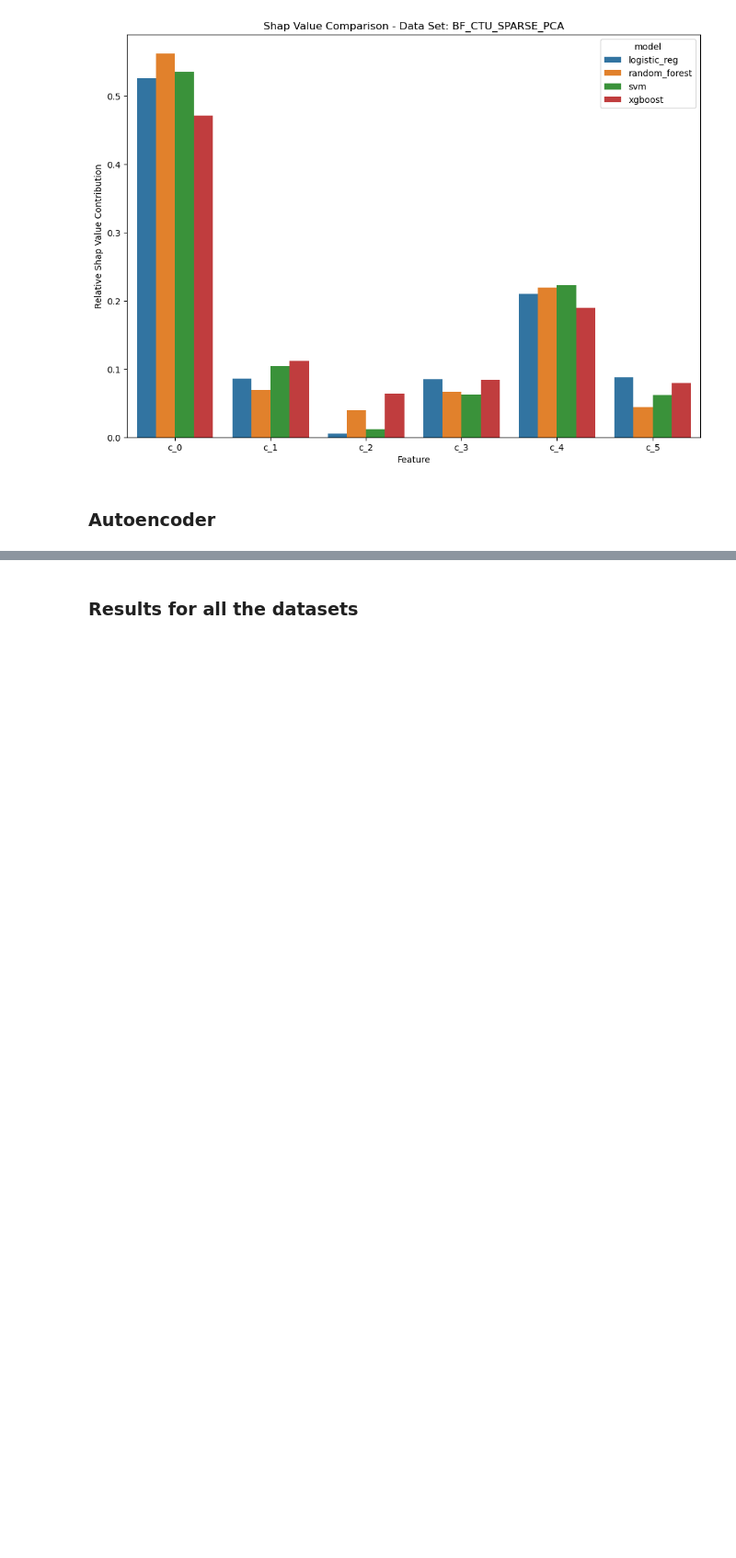
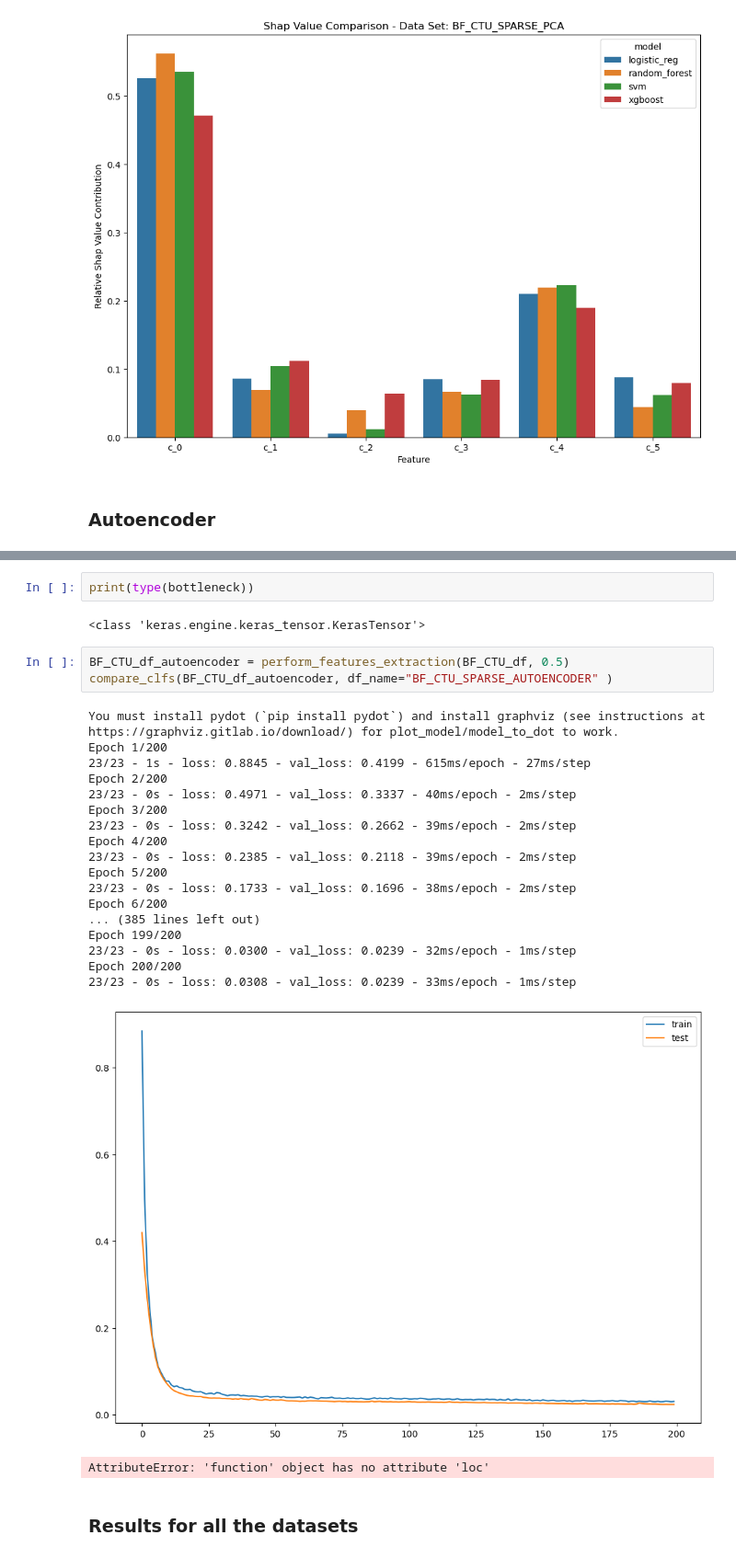
Before and after one commit to santiviquez/lie-detection, a Jupyter notebook: predictors_reliability.ipynb, the cells around one changed output, grey strips where cells are left out. Shown at 92% size. Drawn from its saved outputs; the diff is of its cells as text; blank space fills up the shorter version.

Commit message:
Adding the autoencoder for feature extration not finished.

```diff
--- a/predictors_reliability.ipynb
+++ b/predictors_reliability.ipynb
@@ -392,3 +532,30 @@ Cross-Validated F1-Score - XGBoost: 0.7988883090337802
+# %%
+print(type(bottleneck))
+# %% [output]
+<class 'keras.engine.keras_tensor.KerasTensor'>
+# %%
+BF_CTU_df_autoencoder = perform_features_extraction(BF_CTU_df, 0.5)
+compare_clfs(BF_CTU_df_autoencoder, df_name="BF_CTU_SPARSE_AUTOENCODER" )
+# %% [output]
+You must install pydot (`pip install pydot`) and install graphviz (see instructions at https://graphviz.gitlab.io/download/) for plot_model/model_to_dot to work.
+Epoch 1/200
+23/23 - 1s - loss: 0.8845 - val_loss: 0.4199 - 615ms/epoch - 27ms/step
+Epoch 2/200
+23/23 - 0s - loss: 0.4971 - val_loss: 0.3337 - 40ms/epoch - 2ms/step
+Epoch 3/200
+23/23 - 0s - loss: 0.3242 - val_loss: 0.2662 - 39ms/epoch - 2ms/step
+Epoch 4/200
+23/23 - 0s - loss: 0.2385 - val_loss: 0.2118 - 39ms/epoch - 2ms/step
+Epoch 5/200
+23/23 - 0s - loss: 0.1733 - val_loss: 0.1696 - 38ms/epoch - 2ms/step
+Epoch 6/200
+... (385 lines left out)
+Epoch 199/200
+23/23 - 0s - loss: 0.0300 - val_loss: 0.0239 - 32ms/epoch - 1ms/step
+Epoch 200/200
+23/23 - 0s - loss: 0.0308 - val_loss: 0.0239 - 33ms/epoch - 1ms/step
+[figure, added]
+AttributeError: 'function' object has no attribute 'loc'
 # %% [markdown]
 ### Results for all the datasets
 # %% [markdown]
```
Also changed, not shown: parts of 3 cells of this notebook.
